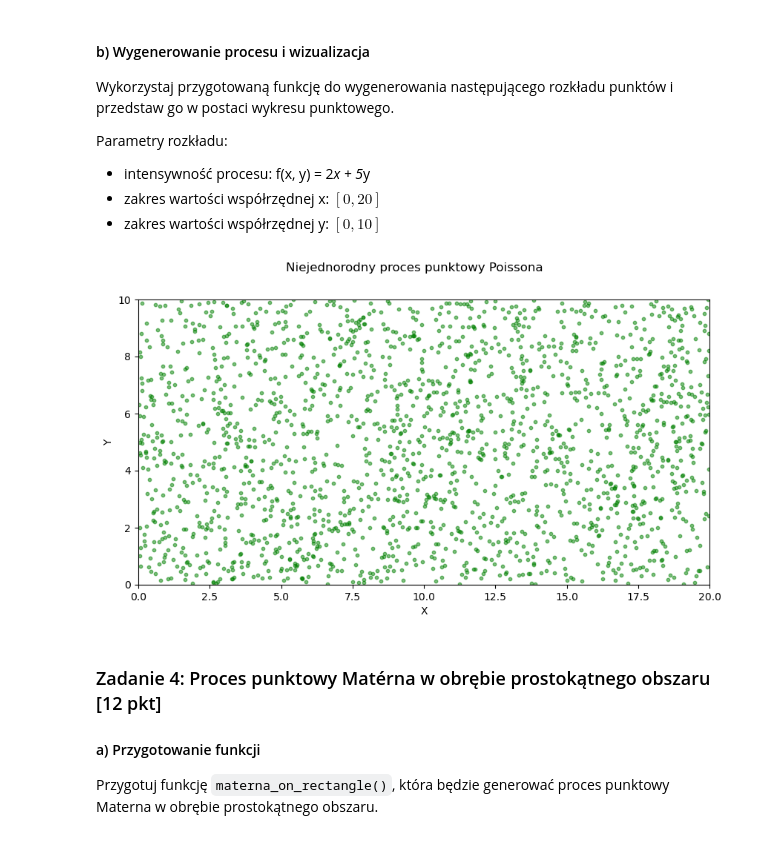
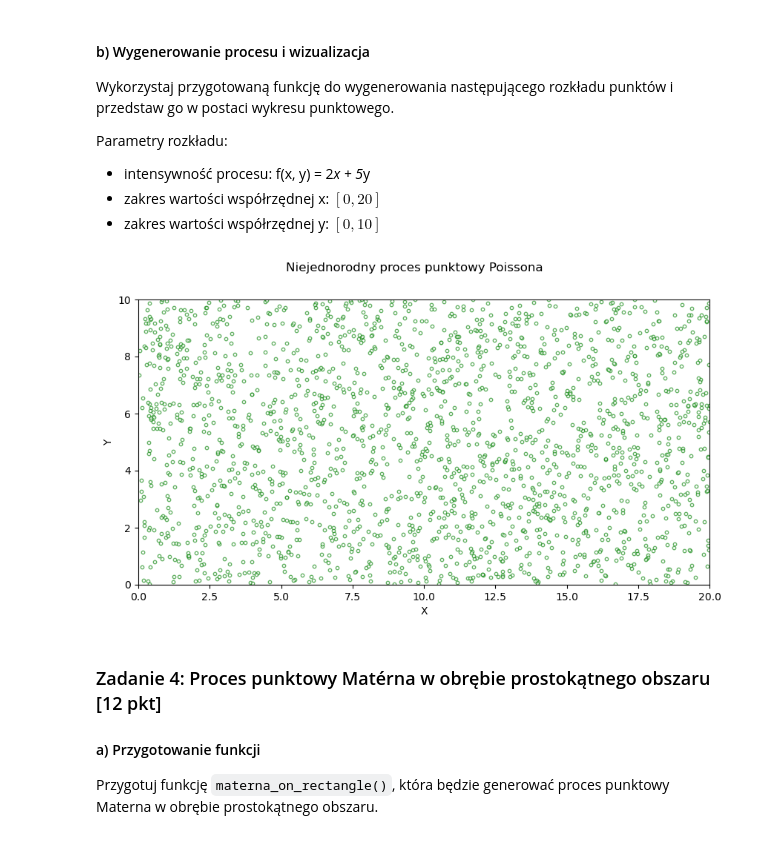
Before and after one commit to ArsBeneMoriendi/analiza_danych_przestrzennych, a Jupyter notebook: ZZ01/ZZ01.ipynb, the cells around one changed output. Saved outputs shown, nothing was run; the diff lists cells and outputs as text; code cells hidden in the pictures.

```diff
--- a/ZZ01/ZZ01.ipynb
+++ b/ZZ01/ZZ01.ipynb
@@ -284,17 +283,16 @@ Parametry rozkładu:
 # %%
 unh_poisson_visual = homogeneous_poisson_on_rectangle(10,[0,20],[0,10])
 
 fig, axes = plt.subplots(1,1, figsize = (10,5))
-axes.scatter(unh_poisson_visual['X'], unh_poisson_visual['Y'], color='green', s=10, alpha=0.5)
+axes.scatter(unh_poisson_visual['X'], unh_poisson_visual['Y'], color='green', s=10, alpha=0.6, facecolor = "white")
 fig.suptitle('Niejednorodny proces punktowy Poissona')
 axes.set_xlabel('X')
 axes.set_ylabel('Y')
 axes.set_xlim(0, 20)
 axes.set_ylim(0, 10)
 axes.set_aspect('equal')
-axes.set_facecolor("white")
 # %% [output]
-[figure, old version]
+[figure, new version]
 # %% [markdown]
 ### Zadanie 4: Proces punktowy Matérna w obrębie prostokątnego obszaru [12 pkt]
 
```
Also changed, not shown: parts of 5 cells of this notebook.
